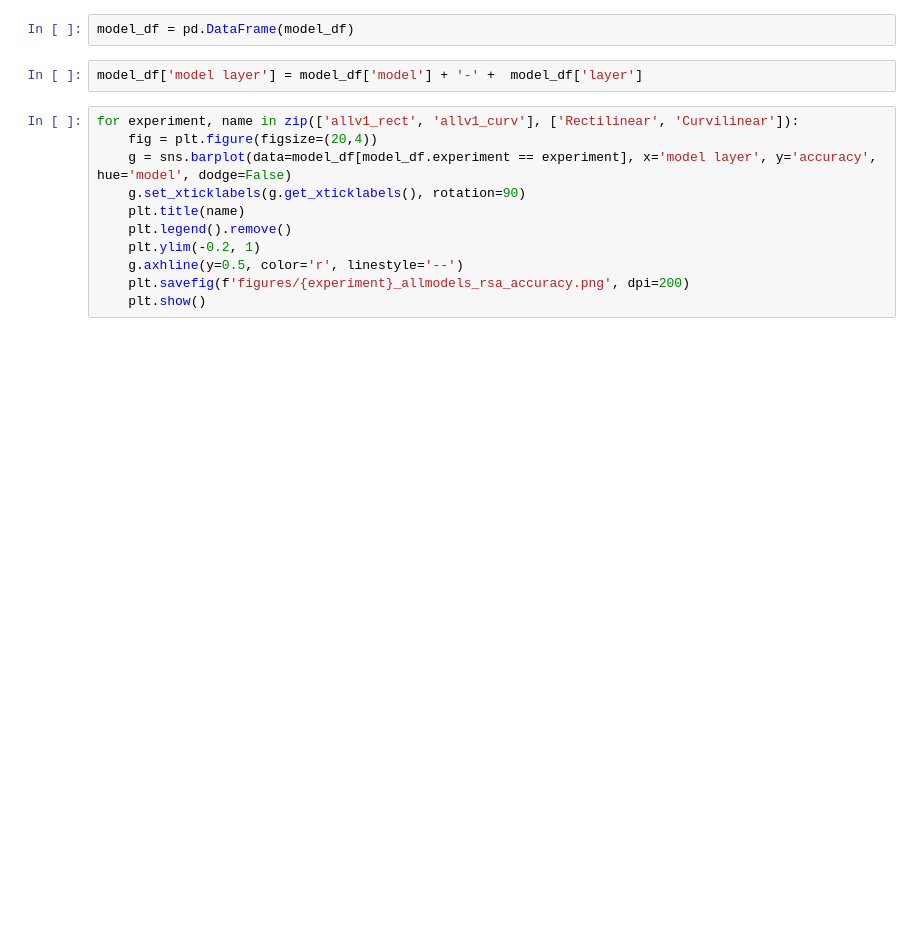
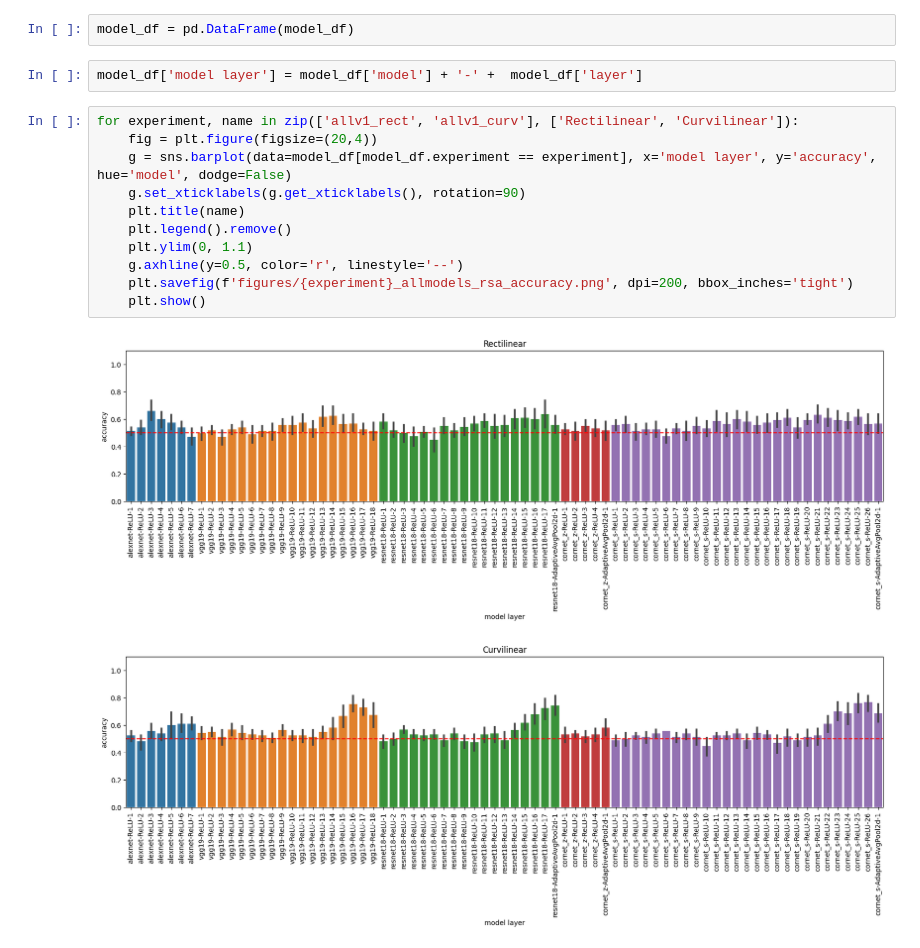
Before and after one commit to vayzenb/goodale-milner-test, a Jupyter notebook: dnn_playground.ipynb, the cells around one changed output. Saved outputs shown, nothing was run; the diff lists cells and outputs as text; blank space fills up the shorter version.

```diff
--- a/dnn_playground.ipynb
+++ b/dnn_playground.ipynb
@@ -433,11 +424,14 @@ model_df['model layer'] = model_df['model'] + '-' +  model_df['layer']
 # %%
 for experiment, name in zip(['allv1_rect', 'allv1_curv'], ['Rectilinear', 'Curvilinear']):
     fig = plt.figure(figsize=(20,4))
     g = sns.barplot(data=model_df[model_df.experiment == experiment], x='model layer', y='accuracy', hue='model', dodge=False)
     g.set_xticklabels(g.get_xticklabels(), rotation=90)
     plt.title(name)
     plt.legend().remove()
-    plt.ylim(-0.2, 1)
+    plt.ylim(0, 1.1)
     g.axhline(y=0.5, color='r', linestyle='--')
-    plt.savefig(f'figures/{experiment}_allmodels_rsa_accuracy.png', dpi=200)
+    plt.savefig(f'figures/{experiment}_allmodels_rsa_accuracy.png', dpi=200, bbox_inches='tight')
     plt.show()
+# %% [output]
+[figure, added]
+[figure, added]
```
Also changed, not shown: parts of 5 cells of this notebook, 20 other files.
